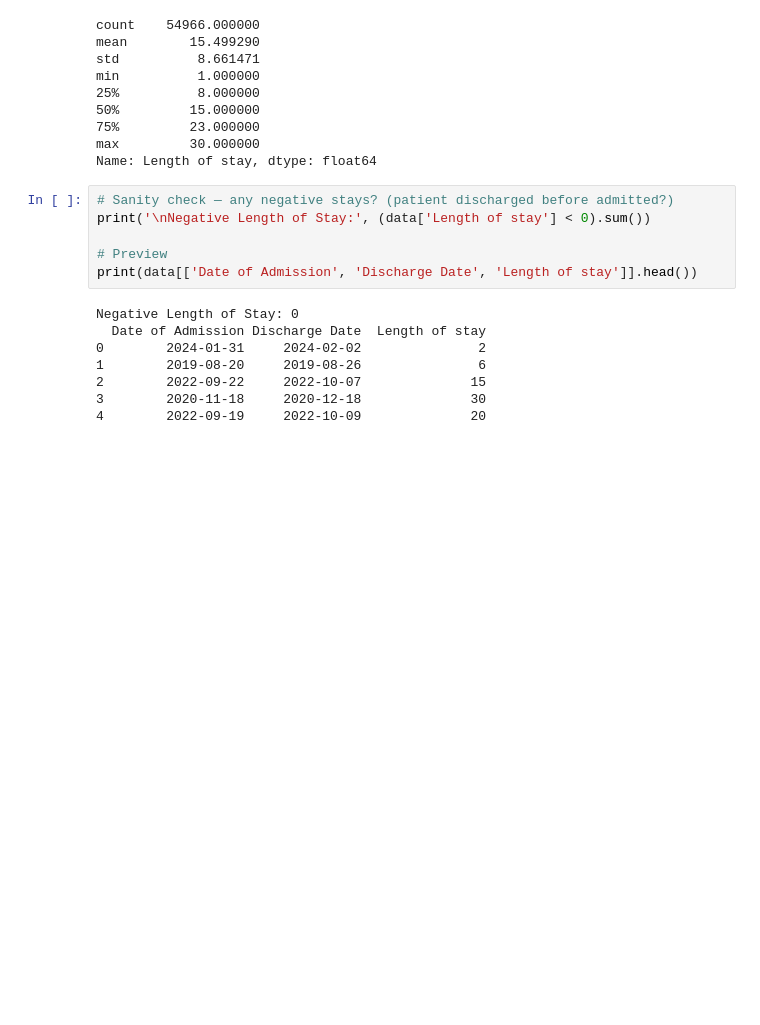
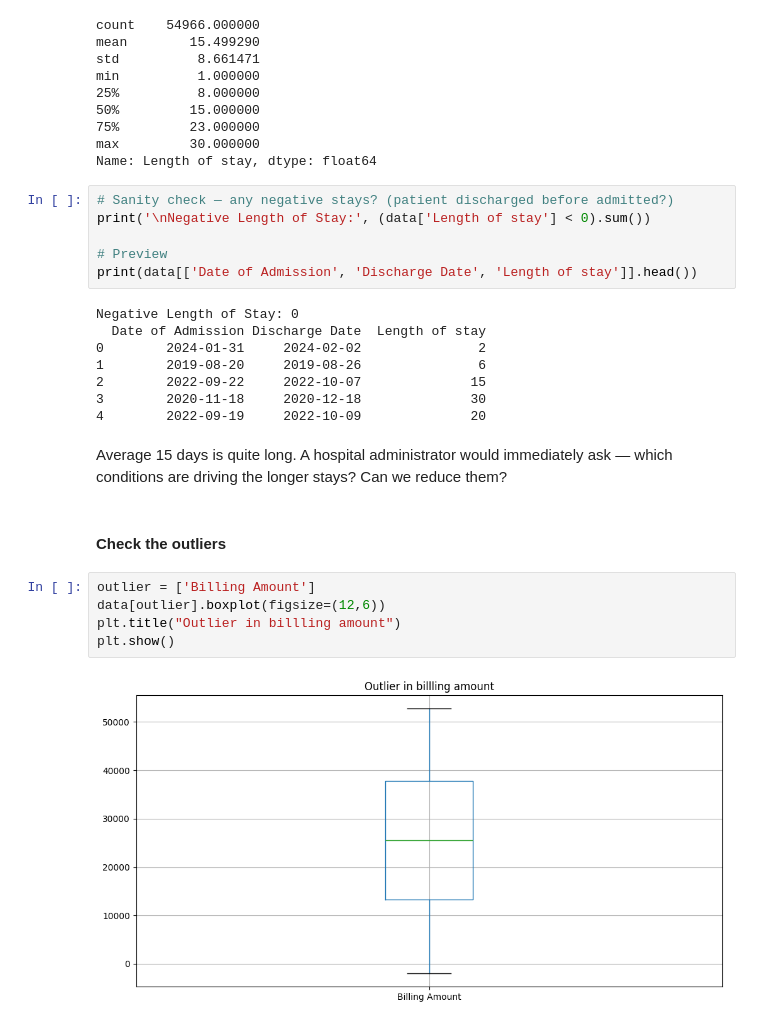
Before and after one commit to suzzzel5/HealthCare-Dataset, a Jupyter notebook: notebooks/02_cleaning_transform.ipynb, the cells around one changed output. Drawn from its saved outputs; the diff is of its cells as text; blank space fills up the shorter version.

Commit message:
upto outlier

```diff
--- a/notebooks/02_cleaning_transform.ipynb
+++ b/notebooks/02_cleaning_transform.ipynb
@@ -105,3 +105,14 @@ Negative Length of Stay: 0
 2        2022-09-22     2022-10-07              15
 3        2020-11-18     2020-12-18              30
 4        2022-09-19     2022-10-09              20
+# %% [markdown]
+ Average 15 days is quite long. A hospital administrator would immediately ask — which conditions are driving the longer stays? Can we reduce them?
+# %% [markdown]
+#### Check the outliers
+# %%
+outlier = ['Billing Amount']
+data[outlier].boxplot(figsize=(12,6))
+plt.title("Outlier in billling amount")
+plt.show()
+# %% [output]
+[figure, added]
```
Also changed, not shown: parts of 5 cells of this notebook.
